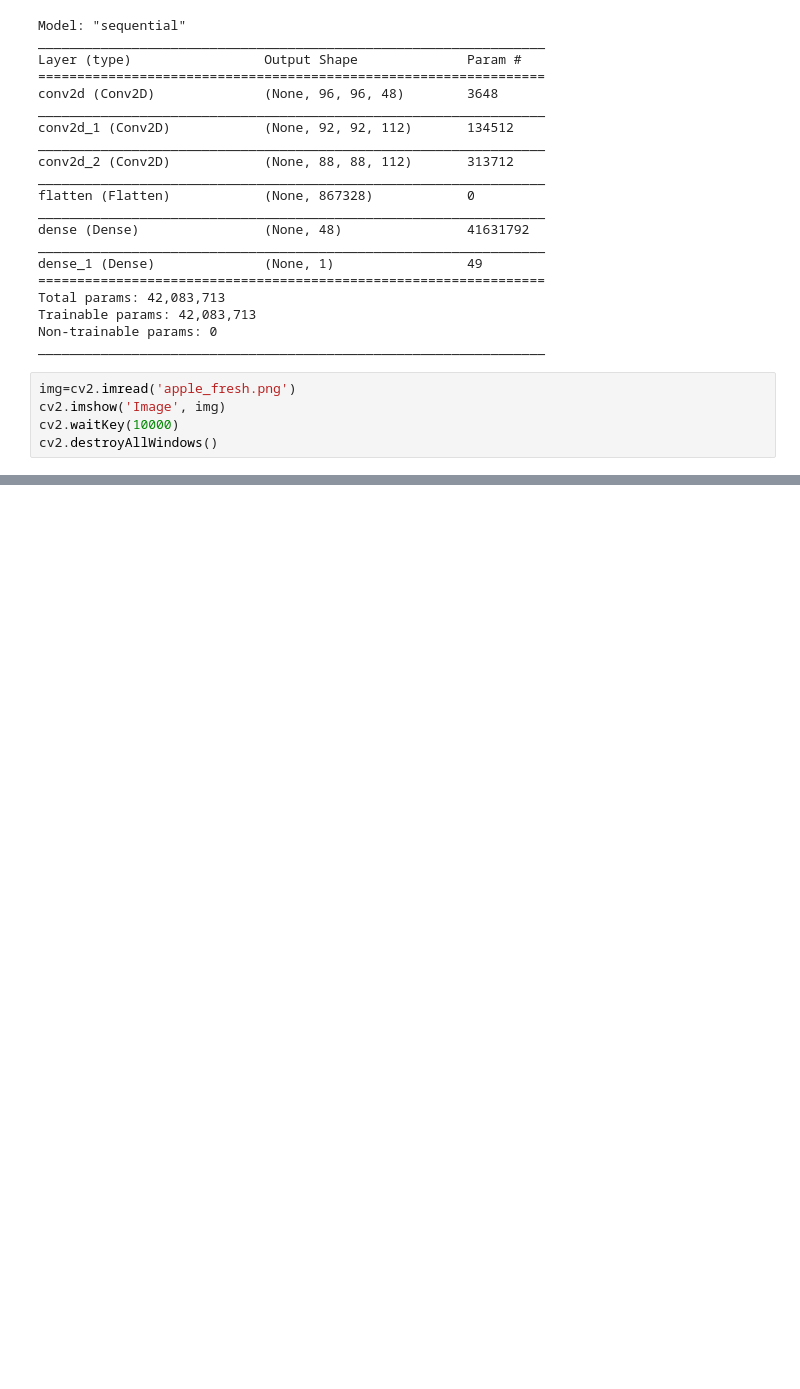
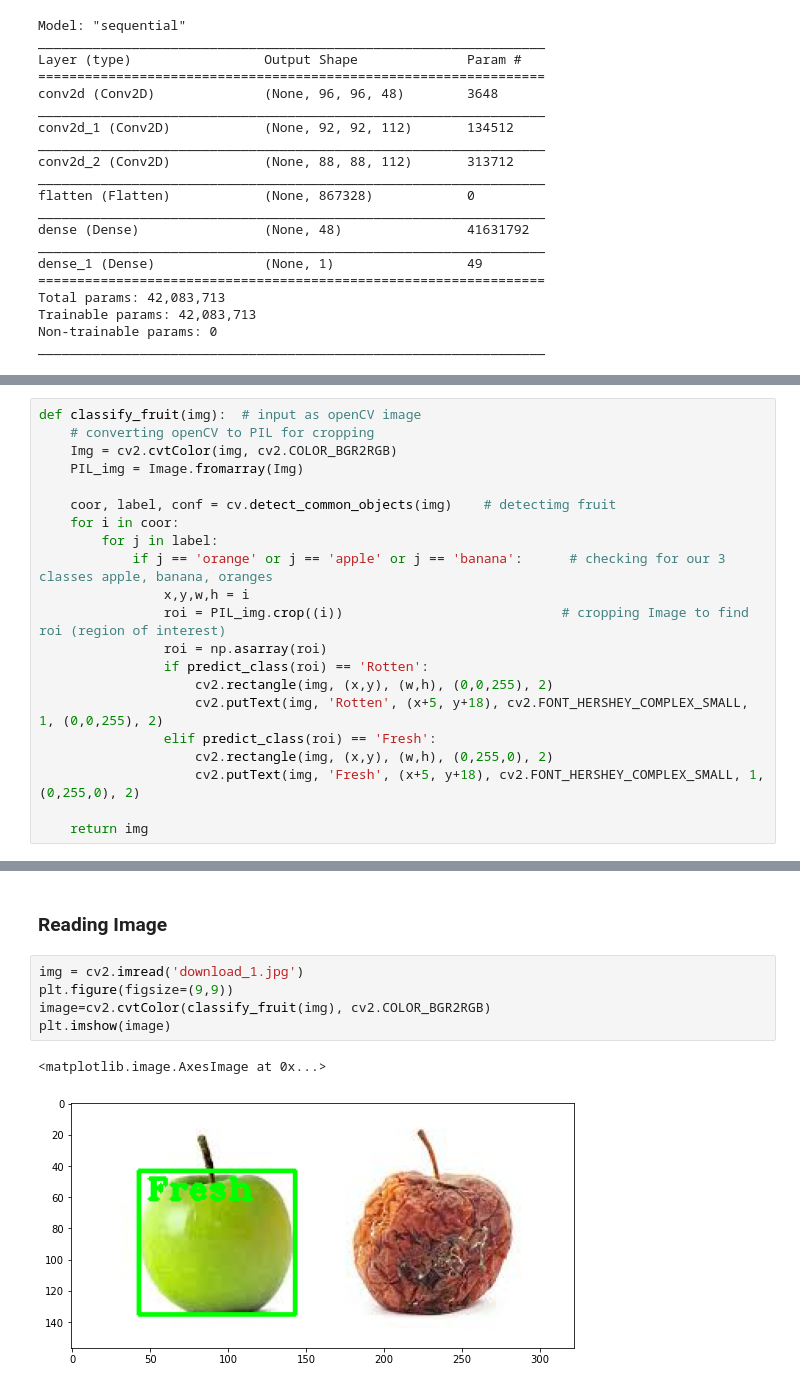
Before and after one commit to Priyam-27/Deep-Learning, a Jupyter notebook: Final Model testing.ipynb, the cells around one changed output, grey strips where cells are left out. Drawn from its saved outputs; the diff is of its cells as text; blank space fills up the shorter version.

```diff
--- a/Final Model testing.ipynb
+++ b/Final Model testing.ipynb
@@ -30,11 +36,6 @@ Total params: 42,083,713
 Trainable params: 42,083,713
 Non-trainable params: 0
 _________________________________________________________________
-# %%
-img=cv2.imread('apple_fresh.png')
-cv2.imshow('Image', img)
-cv2.waitKey(10000)
-cv2.destroyAllWindows()
 # %%
 def predict_class(img):
     img=cv2.resize(img, (100,100))
@@ -70,0 +50,21 @@ True
+# %%
+def classify_fruit(img):  # input as openCV image
+    # converting openCV to PIL for cropping
+    Img = cv2.cvtColor(img, cv2.COLOR_BGR2RGB)
+    PIL_img = Image.fromarray(Img)
+
+    coor, label, conf = cv.detect_common_objects(img)    # detectimg fruit
+    for i in coor:
+        for j in label:
+            if j == 'orange' or j == 'apple' or j == 'banana':      # checking for our 3 classes apple, banana, oranges
+                x,y,w,h = i
+                roi = PIL_img.crop((i))                            # cropping Image to find roi (region of interest)
+                roi = np.asarray(roi)
+                if predict_class(roi) == 'Rotten':
+                    cv2.rectangle(img, (x,y), (w,h), (0,0,255), 2)
+                    cv2.putText(img, 'Rotten', (x+5, y+18), cv2.FONT_HERSHEY_COMPLEX_SMALL, 1, (0,0,255), 2)
+                elif predict_class(roi) == 'Fresh':
+                    cv2.rectangle(img, (x,y), (w,h), (0,255,0), 2)
+                    cv2.putText(img, 'Fresh', (x+5, y+18), cv2.FONT_HERSHEY_COMPLEX_SMALL, 1, (0,255,0), 2)
+
+    return img
@@ -70,0 +102,10 @@ True
+# %% [markdown]
+### Reading Image
+# %%
+img = cv2.imread('download_1.jpg')
+plt.figure(figsize=(9,9))
+image=cv2.cvtColor(classify_fruit(img), cv2.COLOR_BGR2RGB)
+plt.imshow(image)
+# %% [output]
+<matplotlib.image.AxesImage at 0x...>
+[figure, added]
```
Also changed, not shown: parts of 12 cells of this notebook.
